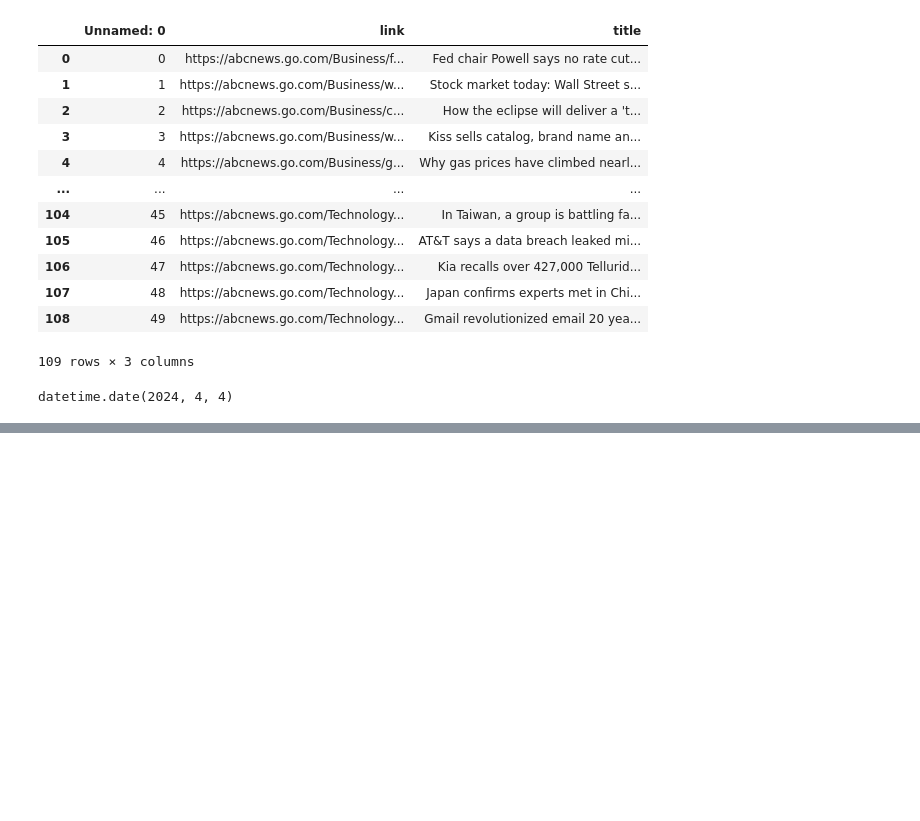
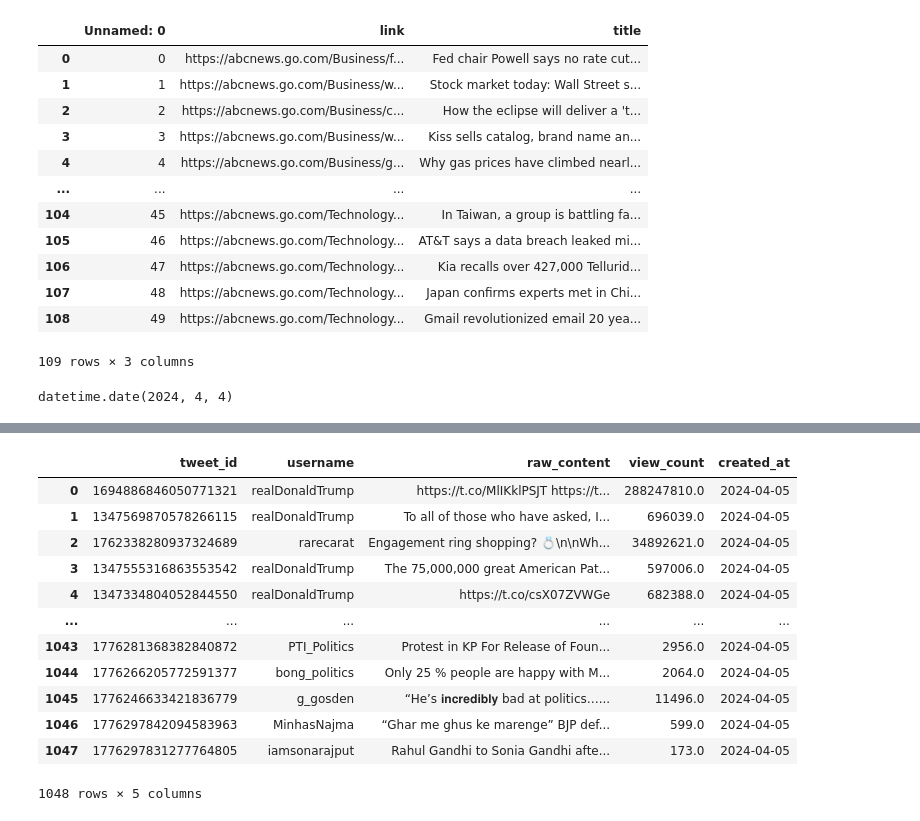
Before and after one commit to SpencerFonbuena/Sentiment-Analysis, a Jupyter notebook: general/sandbox/sandbox.ipynb, the cells around one changed output, grey strips where cells are left out. Saved outputs shown, nothing was run; the diff lists cells and outputs as text; code cells hidden in the pictures; blank space fills up the shorter version.

```diff
--- a/general/sandbox/sandbox.ipynb
+++ b/general/sandbox/sandbox.ipynb
@@ -56,0 +147,17 @@ datetime.date(2024, 4, 4)
+# %%
+final = pd.DataFrame(result, columns=['tweet_id', 'username', 'raw_content', 'view_count', 'created_at'])
+final.to_sql(name='inter_x_scrape', con=engine, if_exists='append', index=False)
+# %% [output]
+|  | tweet_id | username | raw_content | view_count | created_at |
+| 0 | 1694886846050771321 | realDonaldTrump | https://t.co/MlIKklPSJT https://t... | 288247810.0 | 2024-04-05 |
+| 1 | 1347569870578266115 | realDonaldTrump | To all of those who have asked, I... | 696039.0 | 2024-04-05 |
+| 2 | 1762338280937324689 | rarecarat | Engagement ring shopping? 💍\n\nWh... | 34892621.0 | 2024-04-05 |
+| 3 | 1347555316863553542 | realDonaldTrump | The 75,000,000 great American Pat... | 597006.0 | 2024-04-05 |
+| 4 | 1347334804052844550 | realDonaldTrump | https://t.co/csX07ZVWGe | 682388.0 | 2024-04-05 |
+| ... | ... | ... | ... | ... | ... |
+| 1043 | 1776281368382840872 | PTI_Politics | Protest in KP For Release of Foun... | 2956.0 | 2024-04-05 |
+| 1044 | 1776266205772591377 | bong_politics | Only 25 % people are happy with M... | 2064.0 | 2024-04-05 |
+| 1045 | 1776246633421836779 | g_gosden | “He’s 𝐢𝐧𝐜𝐫𝐞𝐝𝐢𝐛𝐥𝐲 bad at politics…... | 11496.0 | 2024-04-05 |
+| 1046 | 1776297842094583963 | MinhasNajma | “Ghar me ghus ke marenge” BJP def... | 599.0 | 2024-04-05 |
+| 1047 | 1776297831277764805 | iamsonarajput | Rahul Gandhi to Sonia Gandhi afte... | 173.0 | 2024-04-05 |
+1048 rows × 5 columns
```
Also changed, not shown: parts of 10 cells of this notebook, 8 other files.
